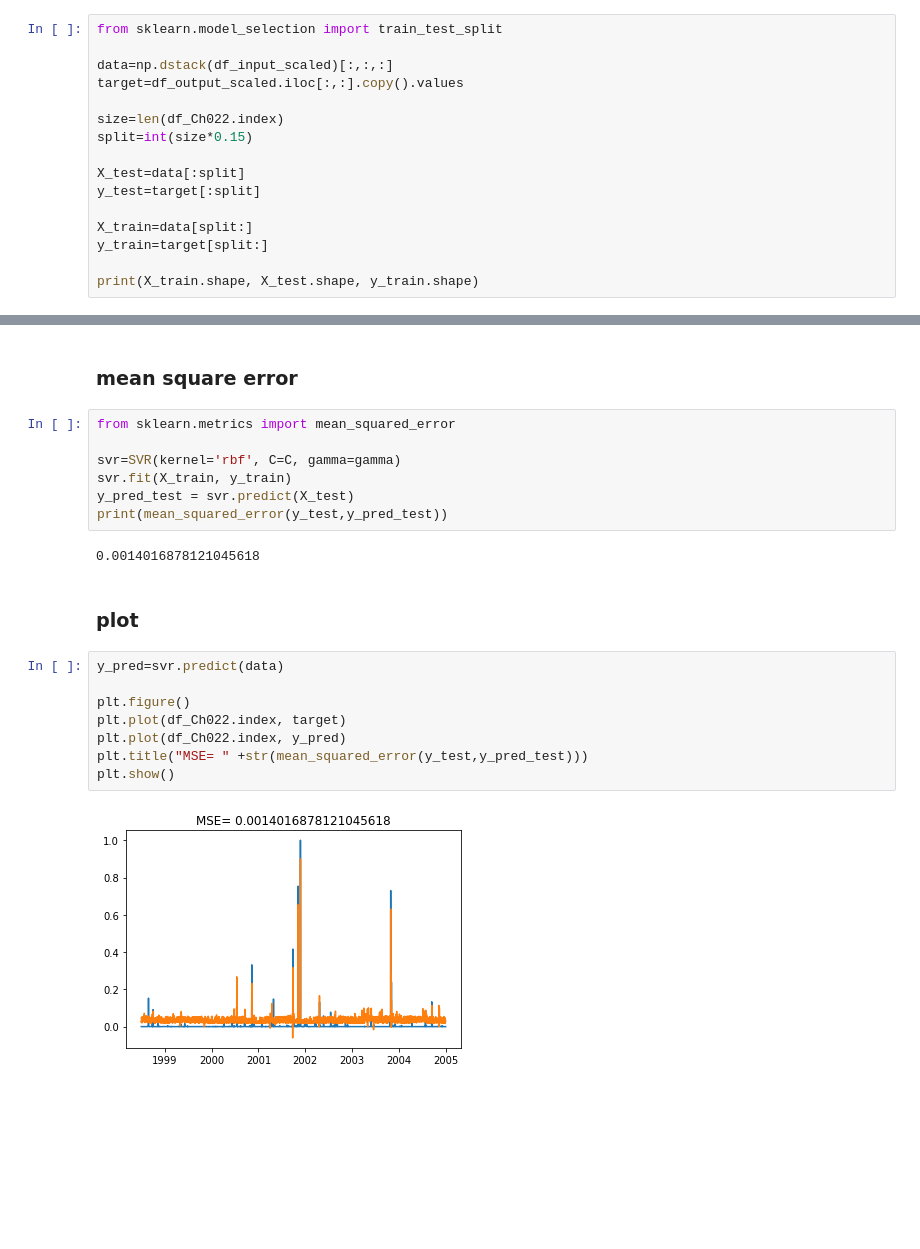
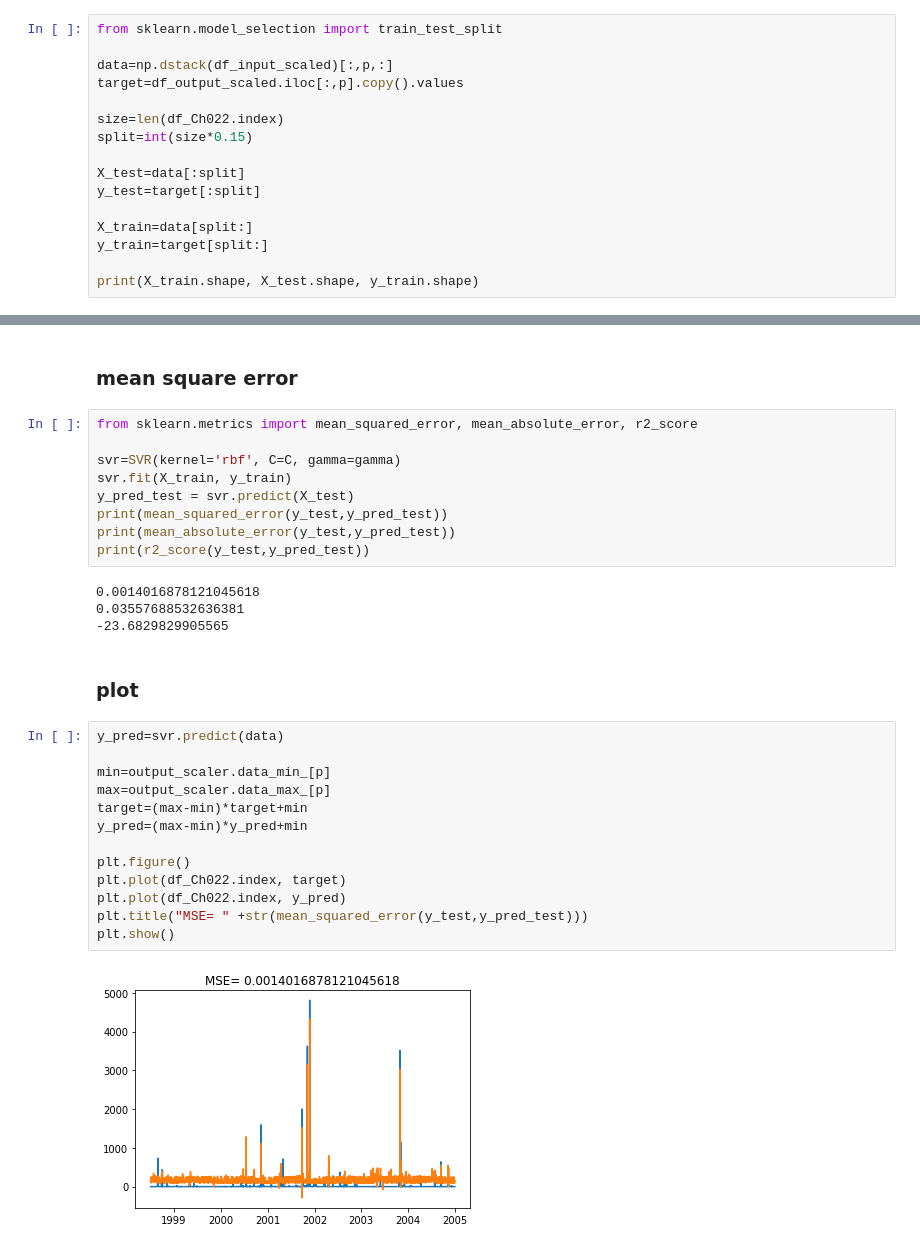
Before and after one commit to laravioli/PIR, a Jupyter notebook: model/SVM.ipynb, the cells around one changed output, grey strips where cells are left out. Saved outputs shown, nothing was run; the diff lists cells and outputs as text; blank space fills up the shorter version.

```diff
--- a/model/SVM.ipynb
+++ b/model/SVM.ipynb
@@ -42,8 +42,8 @@ df_output_scaled, output_scaler = data_scale(df_Ch022, scaler, LOG_SCALE, output
 # %%
 from sklearn.model_selection import train_test_split
 
-data=np.dstack(df_input_scaled)[:,:,:]
-target=df_output_scaled.iloc[:,:].copy().values
+data=np.dstack(df_input_scaled)[:,p,:]
+target=df_output_scaled.iloc[:,p].copy().values
 
 size=len(df_Ch022.index)
 split=int(size*0.15)
@@ -102,23 +102,32 @@ if split >int(size*0.5):
 # %% [markdown]
 ### mean square error
 # %%
-from sklearn.metrics import mean_squared_error
+from sklearn.metrics import mean_squared_error, mean_absolute_error, r2_score
 
 svr=SVR(kernel='rbf', C=C, gamma=gamma)
 svr.fit(X_train, y_train)
 y_pred_test = svr.predict(X_test)
 print(mean_squared_error(y_test,y_pred_test))
+print(mean_absolute_error(y_test,y_pred_test))
+print(r2_score(y_test,y_pred_test))
 # %% [output]
 0.0014016878121045618
+0.03557688532636381
+-23.6829829905565
 # %% [markdown]
 ### plot
 # %%
 y_pred=svr.predict(data)
+
+min=output_scaler.data_min_[p]
+max=output_scaler.data_max_[p]
+target=(max-min)*target+min
+y_pred=(max-min)*y_pred+min
 
 plt.figure()
 plt.plot(df_Ch022.index, target)
 plt.plot(df_Ch022.index, y_pred)
 plt.title("MSE= " +str(mean_squared_error(y_test,y_pred_test)))
 plt.show()
 # %% [output]
-[figure, old version]
+[figure, new version]
```
Also changed, not shown: 21 other files.
